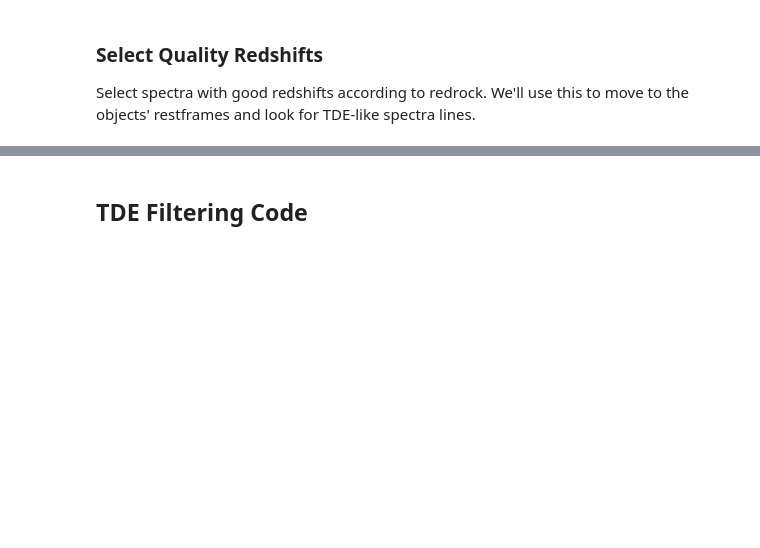
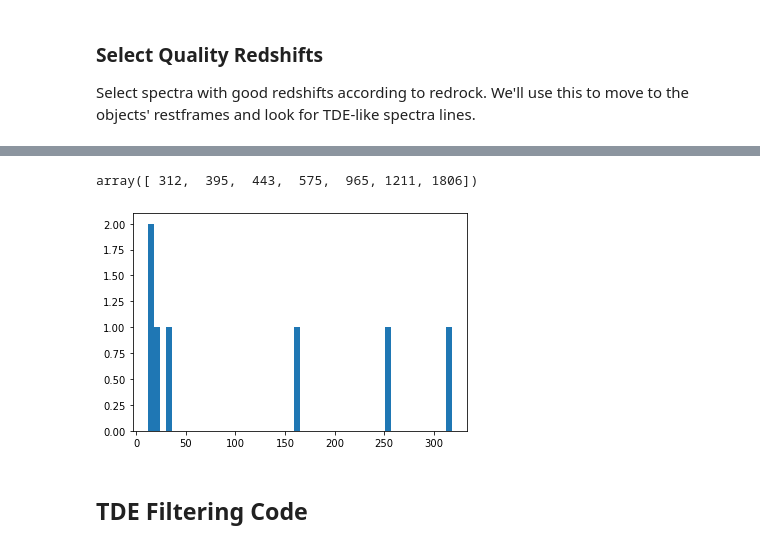
Before and after one commit to laruege/TDE-Finder, a Jupyter notebook: TDEfinder.ipynb, the cells around one changed output, grey strips where cells are left out. Drawn from its saved outputs; the diff is of its cells as text; code cells hidden in the pictures; blank space fills up the shorter version.

```diff
--- a/TDEfinder.ipynb
+++ b/TDEfinder.ipynb
@@ -89,2 +101,8 @@ select = (zbest['DELTACHI2']>25) & (zbest['ZWARN']==0) & (zbest['Z']<=0.75)
+# %%
+plt.hist(info['widths'], bins=50)
+peaks
+# %% [output]
+array([ 312,  395,  443,  575,  965, 1211, 1806])
+[figure, added]
 # %% [markdown]
 ## TDE Filtering Code
```
Also changed, not shown: parts of 12 cells of this notebook.
